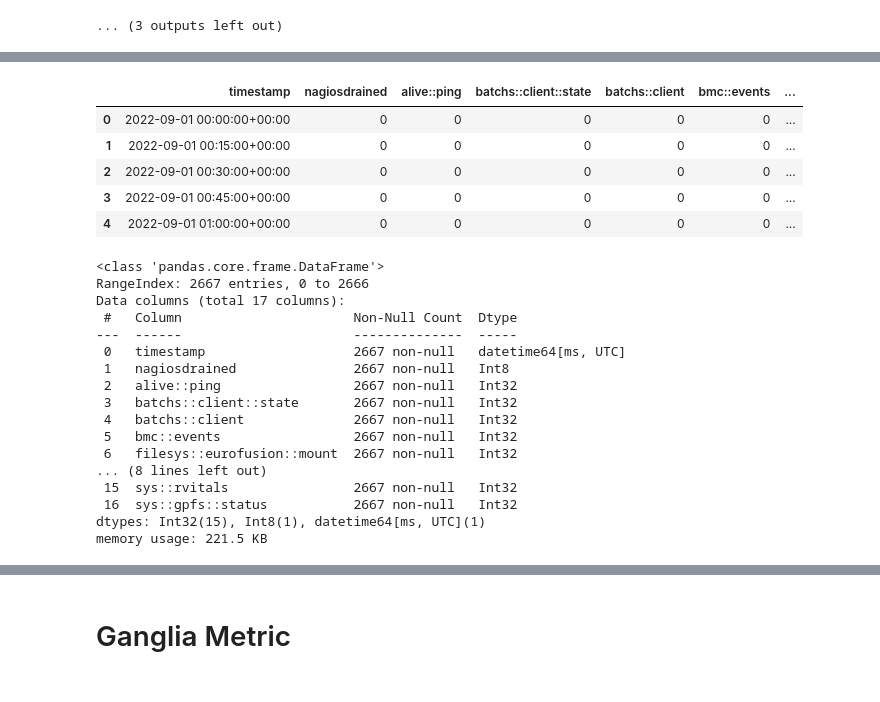
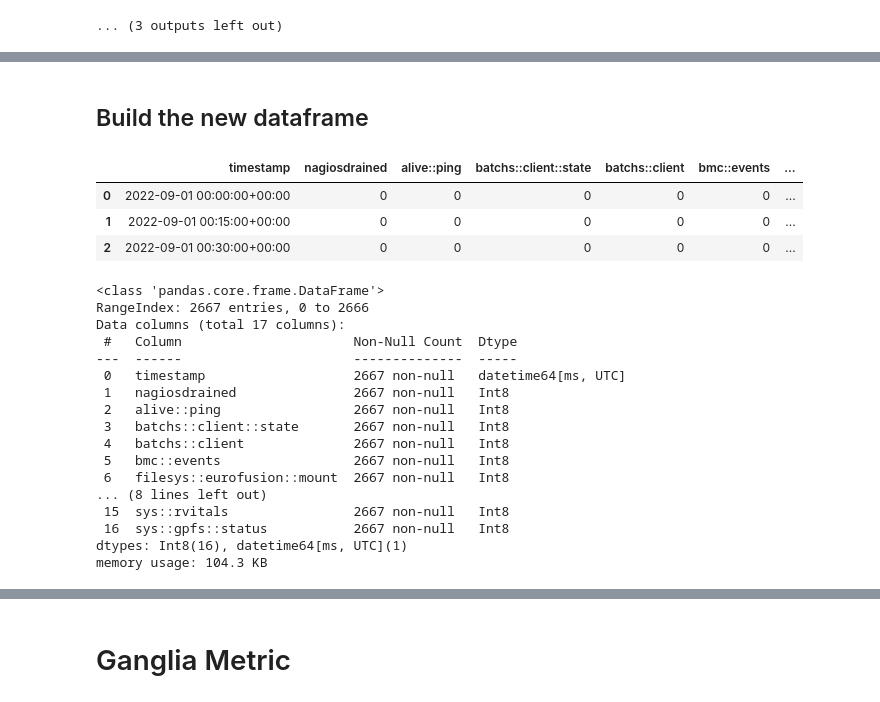
Before and after one commit to RiccardoEvangelisti/Anomaly-Detection, a Jupyter notebook: Data_Visualization.ipynb, the cells around one changed output, grey strips where cells are left out. Saved outputs shown, nothing was run; the diff lists cells and outputs as text; code cells hidden in the pictures.

```diff
--- a/Data_Visualization.ipynb
+++ b/Data_Visualization.ipynb
@@ -139,4 +149,4 @@ display(
 # 1002	5334
 # %%
 # good examples: 10, 38, 335
-node_selected = "10"
+NODE_SELECTED = "10"
@@ -185,13 +201,12 @@ df_nagios = df_nagios[["description", "value", "timestamp", "nagiosdrained"]]
 # %%
-descriptions = df_nagios["description"].sort_values().unique()
-
+# Display graphs
 if DISPLAY_GRAPHS:
     for descr in descriptions:
         _, axes = plt.subplots(figsize=(16, 3))
         df_nagios_plot = df_nagios.loc[df_nagios["description"] == descr][["timestamp", "value", "nagiosdrained"]]
         axes.plot(df_nagios_plot["timestamp"], df_nagios_plot["value"], label="state")
         axes.plot(df_nagios_plot["timestamp"], df_nagios_plot["nagiosdrained"].astype(int), label="nagiosdrained")
-        axes.set_title("{}\n {}\n (node {})".format("nagios", descr, node_selected))
+        axes.set_title("{}\n {}\n (node {})".format("nagios", descr, NODE_SELECTED))
         axes.legend()
         axes.set_xticks(xticks_days), axes.set_yticks([0, 1, 2, 3])
         axes.tick_params(axis="x", labelrotation=45)
@@ -233,0 +254,23 @@ True
+# %%
+# Verify that the timestamps are equally spaced and that there are no time holes.
+# Take only the timestamps of one description since they're all equal
+
+TIME_DELTA_MINS = 15
+
+
+def check_timestamps(timestamps):
+    ts_temp = None
+    for ts in timestamps:
+        if ts_temp != None:
+            if ts - ts_temp != timedelta(minutes=TIME_DELTA_MINS):
+                missing_intervals = (ts - ts_temp) // timedelta(minutes=TIME_DELTA_MINS) - 1
+                print(
+                    "There is a time hole of {} timestamps, between these *present* timestamps: \n {}\n {}\n".format(
+                        missing_intervals, ts_temp, ts
+                    )
+                )
+        ts_temp = ts
+
+
+df_temp = df_nagios.loc[df_nagios["description"] == descriptions[0]].reset_index()["timestamp"]
+check_timestamps(df_temp)
@@ -234,25 +297,29 @@ True
+# %% [markdown]
+## Build the new dataframe
 # %%
-# Build the new dataframe
 df_nagios_rebuild = pd.DataFrame()
+
+# Downcast to int8 for space reasons
 df_nagios["nagiosdrained"] = pd.to_numeric(df_nagios["nagiosdrained"], downcast="integer")
+df_nagios["value"] = pd.to_numeric(df_nagios["value"], downcast="integer")
+
+
 for descr in descriptions:
-    temp = df_nagios.loc[df_nagios["description"] == descr][["timestamp", "nagiosdrained", "value"]].rename(
+    df_temp = df_nagios.loc[df_nagios["description"] == descr][["timestamp", "nagiosdrained", "value"]].rename(
         columns={"value": str(descr)}
     )
     if df_nagios_rebuild.empty:
-        df_nagios_rebuild = temp
+        df_nagios_rebuild = df_temp
     else:
-        df_nagios_rebuild = pd.merge(df_nagios_rebuild, temp, on=["timestamp", "nagiosdrained"])
+        df_nagios_rebuild = pd.merge(df_nagios_rebuild, df_temp, on=["timestamp", "nagiosdrained"])
 
-display(df_nagios_rebuild.head(5))
+display(df_nagios_rebuild.head(3))
 df_nagios_rebuild.info()
 # %% [output]
 |  | timestamp | nagiosdrained | alive::ping | batchs::client::state | batchs::client | bmc::events | ... |
 | 0 | 2022-09-01 00:00:00+00:00 | 0 | 0 | 0 | 0 | 0 | ... |
 | 1 | 2022-09-01 00:15:00+00:00 | 0 | 0 | 0 | 0 | 0 | ... |
 | 2 | 2022-09-01 00:30:00+00:00 | 0 | 0 | 0 | 0 | 0 | ... |
-| 3 | 2022-09-01 00:45:00+00:00 | 0 | 0 | 0 | 0 | 0 | ... |
-| 4 | 2022-09-01 01:00:00+00:00 | 0 | 0 | 0 | 0 | 0 | ... |
 <class 'pandas.core.frame.DataFrame'>
 RangeIndex: 2667 entries, 0 to 2666
 Data columns (total 17 columns):
@@ -260,13 +327,13 @@ Data columns (total 17 columns):
 ---  ------                      --------------  -----
  0   timestamp                   2667 non-null   datetime64[ms, UTC]
  1   nagiosdrained               2667 non-null   Int8
- 2   alive::ping                 2667 non-null   Int32
- 3   batchs::client::state       2667 non-null   Int32
- 4   batchs::client              2667 non-null   Int32
- 5   bmc::events                 2667 non-null   Int32
- 6   filesys::eurofusion::mount  2667 non-null   Int32
+ 2   alive::ping                 2667 non-null   Int8
+ 3   batchs::client::state       2667 non-null   Int8
+ 4   batchs::client              2667 non-null   Int8
+ 5   bmc::events                 2667 non-null   Int8
+ 6   filesys::eurofusion::mount  2667 non-null   Int8
 ... (8 lines left out)
- 15  sys::rvitals                2667 non-null   Int32
- 16  sys::gpfs::status           2667 non-null   Int32
-dtypes: Int32(15), Int8(1), datetime64[ms, UTC](1)
-memory usage: 221.5 KB
+ 15  sys::rvitals                2667 non-null   Int8
+ 16  sys::gpfs::status           2667 non-null   Int8
+dtypes: Int8(16), datetime64[ms, UTC](1)
+memory usage: 104.3 KB
```
Also changed, not shown: parts of 27 cells of this notebook, 4 other files.
